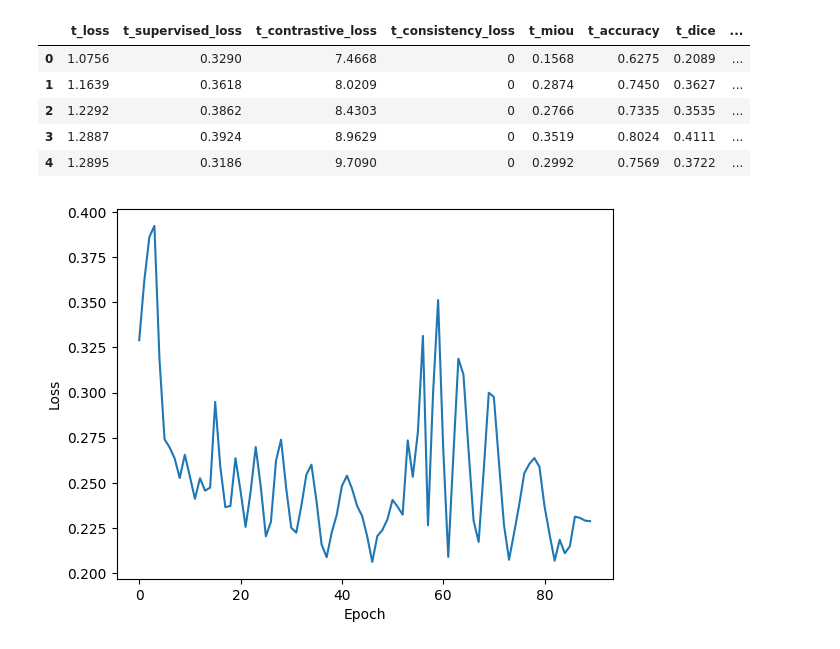
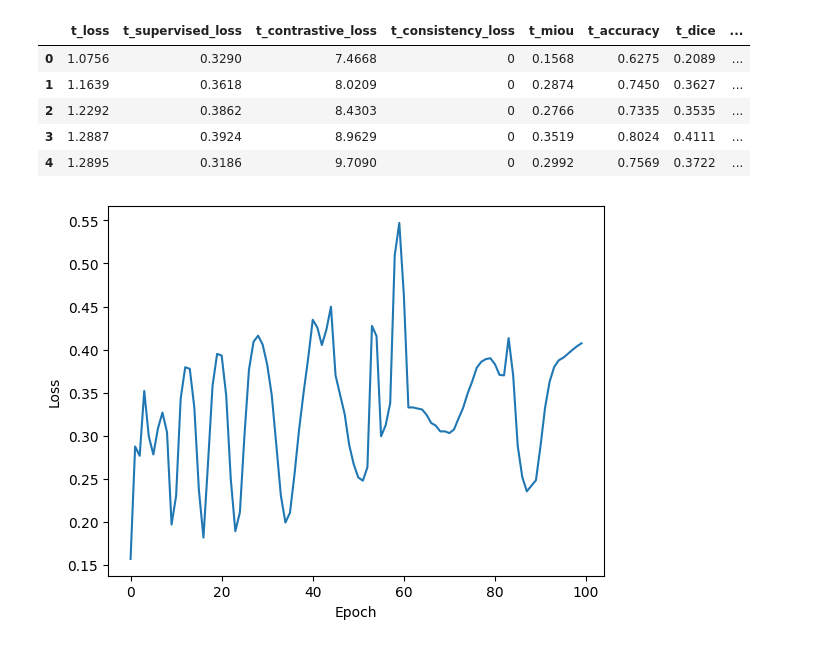
Before and after one commit to Yang-Jiaxiang/PatchCL-MedSeg-Louis, a Jupyter notebook: Loss_curve.ipynb, the cells around one changed output. Saved outputs shown, nothing was run; the diff lists cells and outputs as text; code cells hidden in the pictures.

```diff
--- a/Loss_curve.ipynb
+++ b/Loss_curve.ipynb
@@ -15,12 +15,12 @@ df.head()
 # %%
 import matplotlib.pyplot as plt
 
-plt.plot(df['t_supervised_loss'])
+plt.plot(df['t_miou'])
 plt.xlabel('Epoch')
 plt.ylabel('Loss')
 plt.show()
 # %% [output]
-[figure, old version]
+[figure, new version]
 # %%
 import matplotlib.pyplot as plt
 
```
Also changed, not shown: parts of 1 cell of this notebook, 2 other files.
